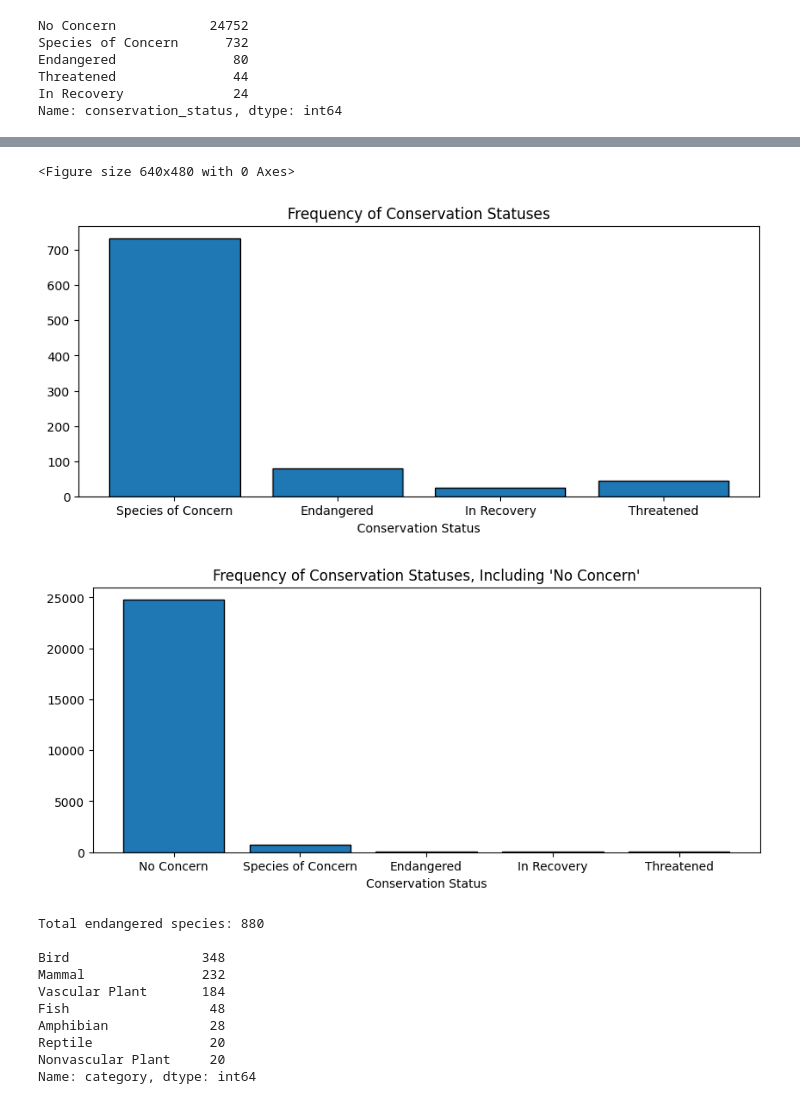
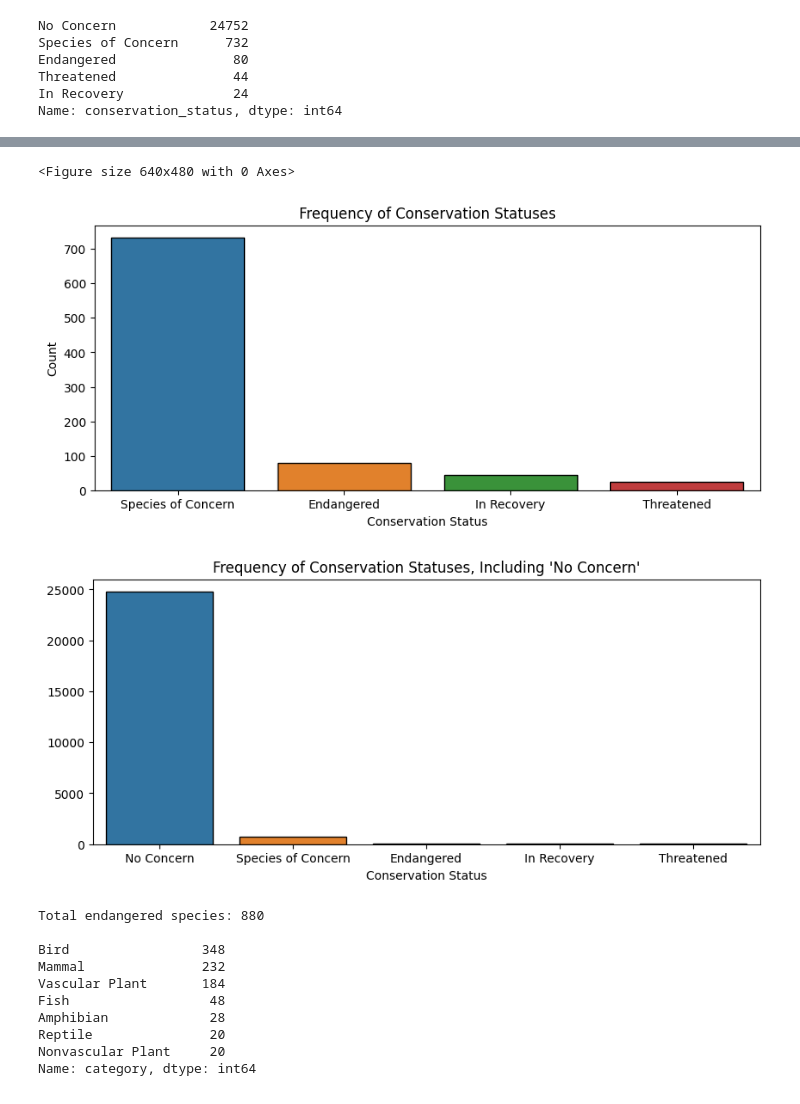
Before and after one commit to karl-bjorkman/data-analyst-portfolio, a Jupyter notebook: biodiversity-project/biodiversity_project.ipynb, the cells around one changed output, grey strips where cells are left out. Cells and saved outputs as stored; diff of their text form; code cells hidden in the pictures.

```diff
--- a/biodiversity-project/biodiversity_project.ipynb
+++ b/biodiversity-project/biodiversity_project.ipynb
@@ -133,14 +133,10 @@ Threatened               44
 In Recovery              24
 Name: conservation_status, dtype: int64
 # %%
-# Bar plot to visualize frequency of different conservation statuses
+# Gather bar plot data to visualize frequency of different conservation statuses
 
-status = list(master['conservation_status'].unique())
-frequency = []
+status = master.conservation_status.unique()
+frequency = list(master.conservation_status.value_counts())
 
-for s in status:
-    frequency.append(len(master[master['conservation_status'] == s]))
-
-print(status)
-print(frequency)
+status, frequency
 # %% [output]
@@ -149,23 +164,27 @@ print(frequency)
 # %%
-# Plot without 'No Concern'
+# Plot w/o 'No Concern'
+
 plt.clf()
-plt.figure(figsize = (10, 4))
-plt.bar(status[1:], frequency[1:], edgecolor = 'black')
+
+plt.figure(figsize = (10,4))
+sns.barplot(data = master, x = status[1:], y = frequency[1:], edgecolor = 'black')
 plt.title('Frequency of Conservation Statuses')
 plt.xlabel('Conservation Status')
+plt.ylabel('Count')
 plt.show()
 # %% [output]
 <Figure size 640x480 with 0 Axes>
-[figure, old version]
+[figure, new version]
 # %%
 # Plot with 'No Concern'
+
 plt.figure(figsize = (10, 4))
-plt.bar(status, frequency, edgecolor = 'black')
+sns.barplot(data = master, x = status, y = frequency, edgecolor = 'black')
 plt.title('Frequency of Conservation Statuses, Including \'No Concern\'')
 plt.xlabel('Conservation Status')
 plt.show()
 # %% [output]
-[figure, old version]
+[figure, new version]
 # %%
 # Calculate total number of endangered species
 
```
Also changed, not shown: parts of 16 cells of this notebook.
